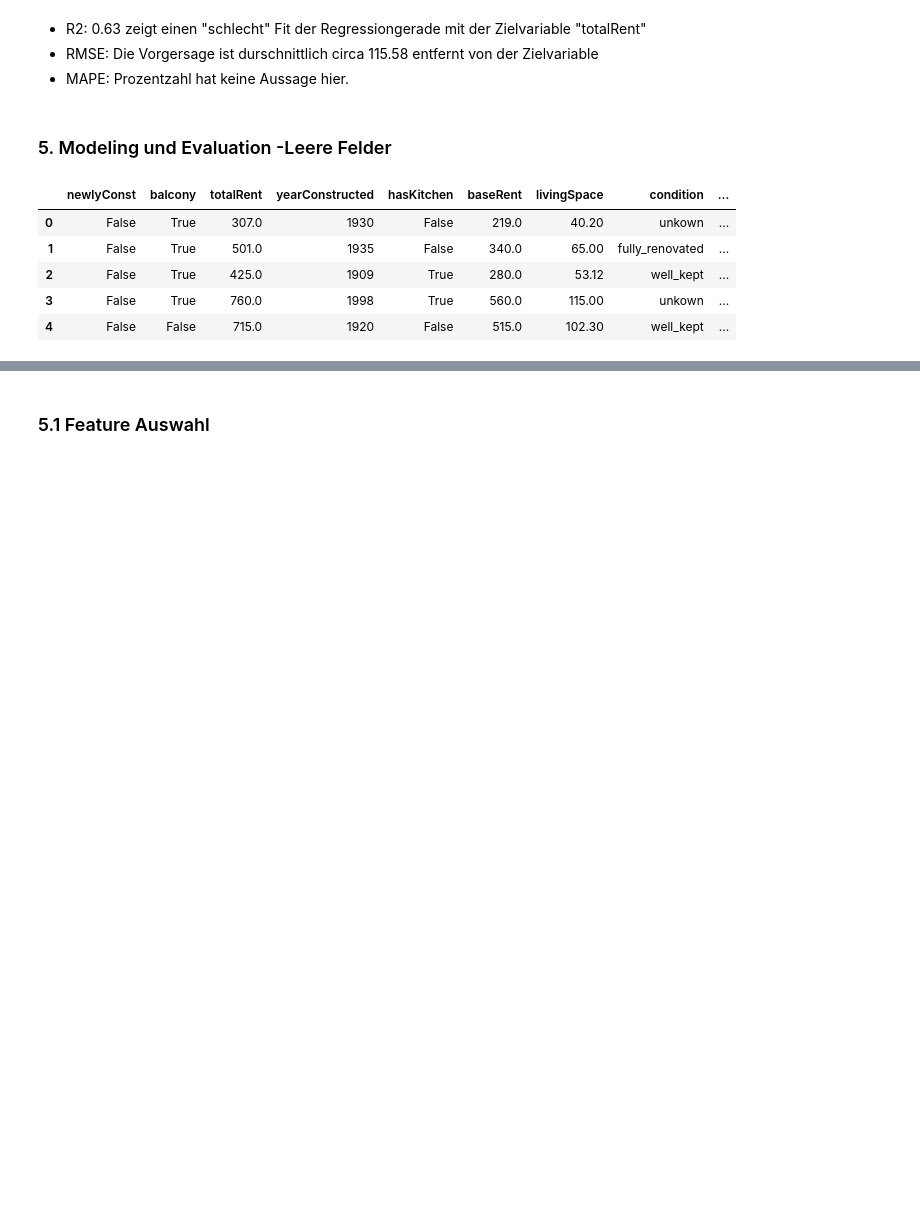
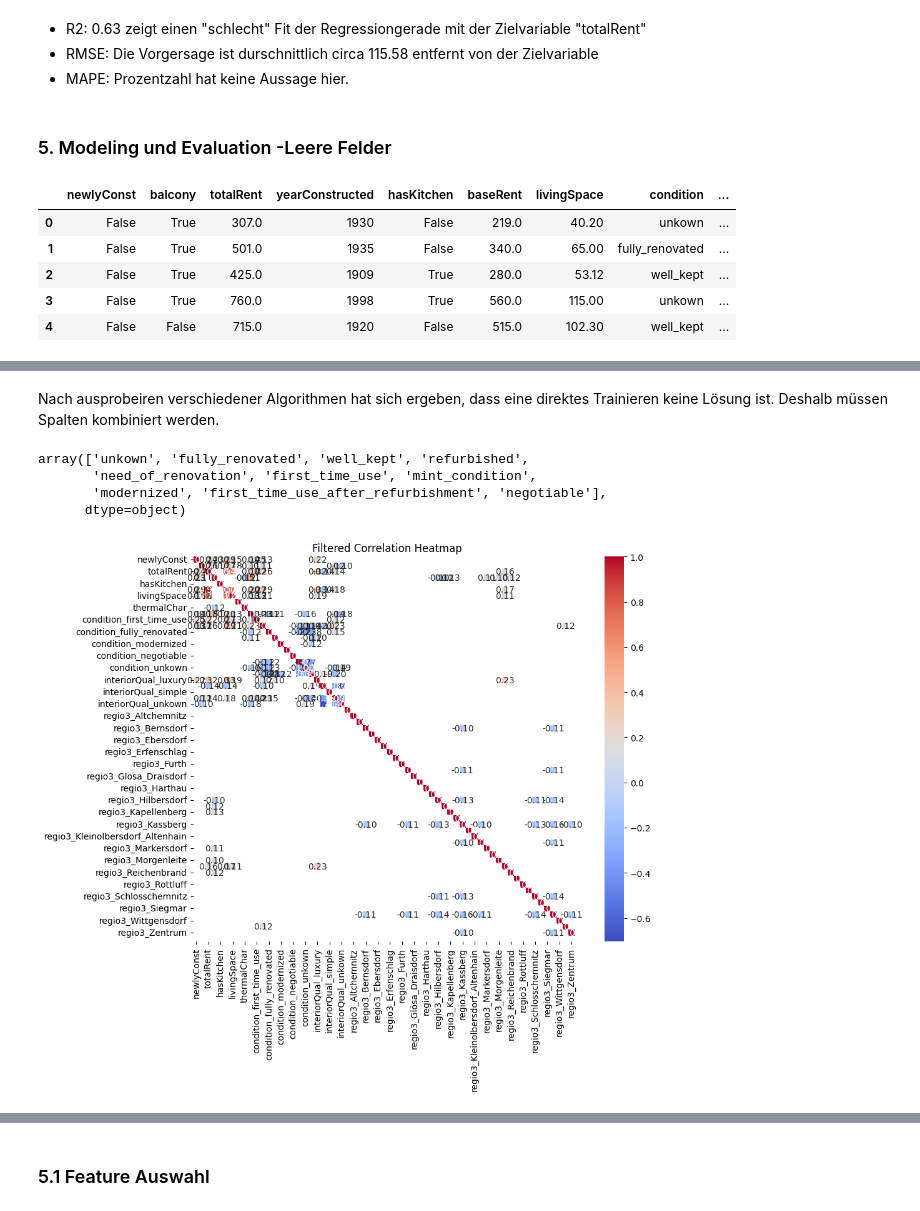
Before and after one commit to TobiasGleiter/data-science, a Jupyter notebook: main.ipynb, the cells around one changed output, grey strips where cells are left out. Drawn from its saved outputs; the diff is of its cells as text; code cells hidden in the pictures; blank space fills up the shorter version.

```diff
--- a/main.ipynb
+++ b/main.ipynb
@@ -1198,3 +1227,13 @@ chemnitz_apartments_5.head(5)
+# %% [markdown]
+Nach ausprobeiren verschiedener Algorithmen hat sich ergeben, dass eine direktes Trainieren keine Lösung ist.
+Deshalb müssen Spalten kombiniert werden.
+# %%
+chemnitz_apartments_5["condition"].unique()
+# %% [output]
+array(['unkown', 'fully_renovated', 'well_kept', 'refurbished',
+       'need_of_renovation', 'first_time_use', 'mint_condition',
+       'modernized', 'first_time_use_after_refurbishment', 'negotiable'],
+      dtype=object)
 # %%
 # Daten vorbereiten für Regresssion
 chemnitz_apartments_5.loc[:, "balcony"] = chemnitz_apartments_5["balcony"].astype(int)
@@ -1208,3 +1252,23 @@ chemnitz_apartments_5 = pd.get_dummies(chemnitz_apartments_5, columns=['regio2']
+# %%
+import seaborn as sns
+import matplotlib.pyplot as plt
+
+# Erstellen der Korrelationsmatrix
+correlation_matrix = chemnitz_apartments_5.corr()
+
+# Define a threshold for minimum correlation value
+threshold = 0.1  # You can adjust this threshold based on your preference
+
+# Filter out features with correlation values below the threshold
+correlation_matrix_filtered = correlation_matrix[abs(correlation_matrix) >= threshold]
+
+# Plot the filtered correlation matrix as a heatmap
+plt.figure(figsize=(10, 8))
+sns.heatmap(correlation_matrix_filtered, annot=True, cmap='coolwarm', fmt=".2f")
+plt.title('Filtered Correlation Heatmap')
+plt.show()
+# %% [output]
+[figure, added]
 # %%
 chemnitz_apartments_5.head(5)
 # %% [output]
```
Also changed, not shown: parts of 37 cells of this notebook.
